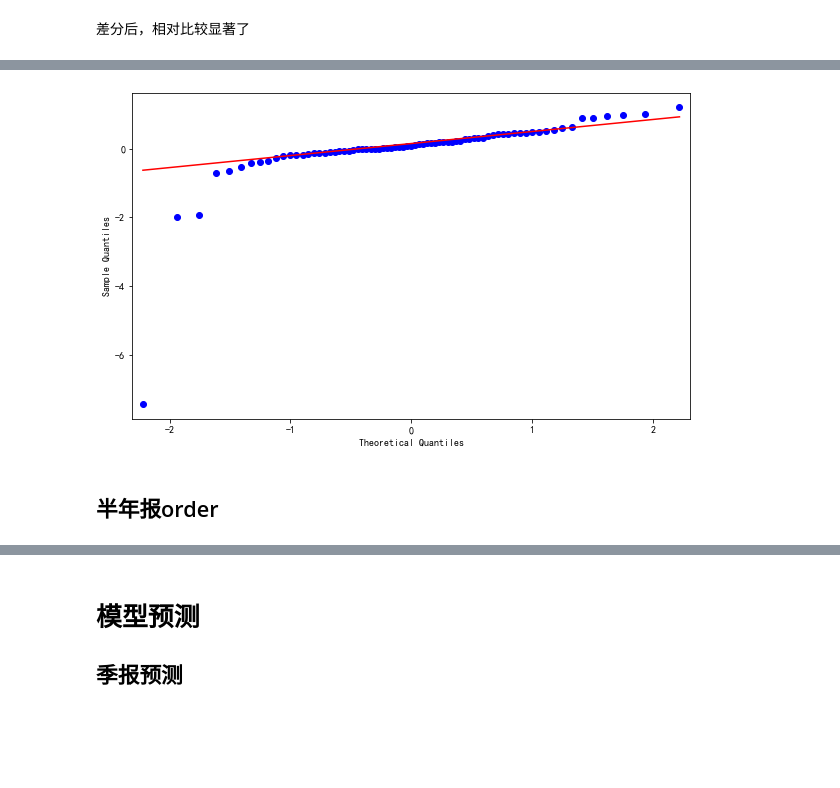
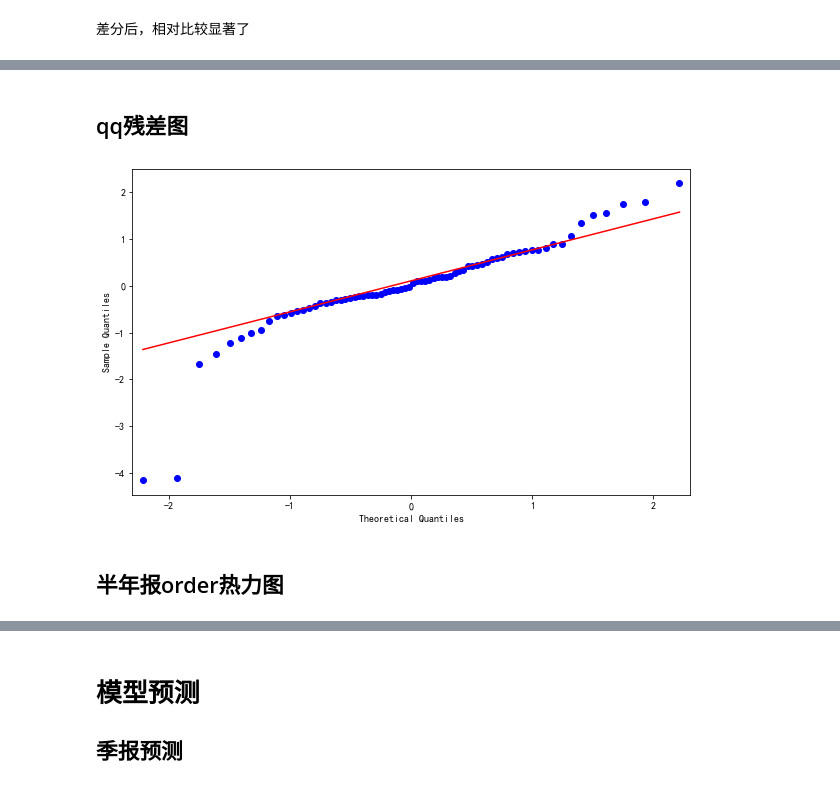
Before and after one commit to thales-ucas/gree, a Jupyter notebook: ts.ipynb, the cells around one changed output, grey strips where cells are left out. Cells and saved outputs as stored; diff of their text form; code cells hidden in the pictures; blank space fills up the shorter version.

```diff
--- a/ts.ipynb
+++ b/ts.ipynb
@@ -316,8 +393,10 @@ quarter.ic(1)
+# %% [markdown]
+## qq残差图
 # %%
-quarter.arma((4, 1))
-quarter.qqShow()
+quarter.arma((3, 1), 1)
+quarter.qqShow(1)
 # %% [output]
-[figure, old version]
+[figure, new version]
 # %% [markdown]
-## 半年报order
+## 半年报order热力图
 # %%
```
Also changed, not shown: parts of 10 cells of this notebook.
